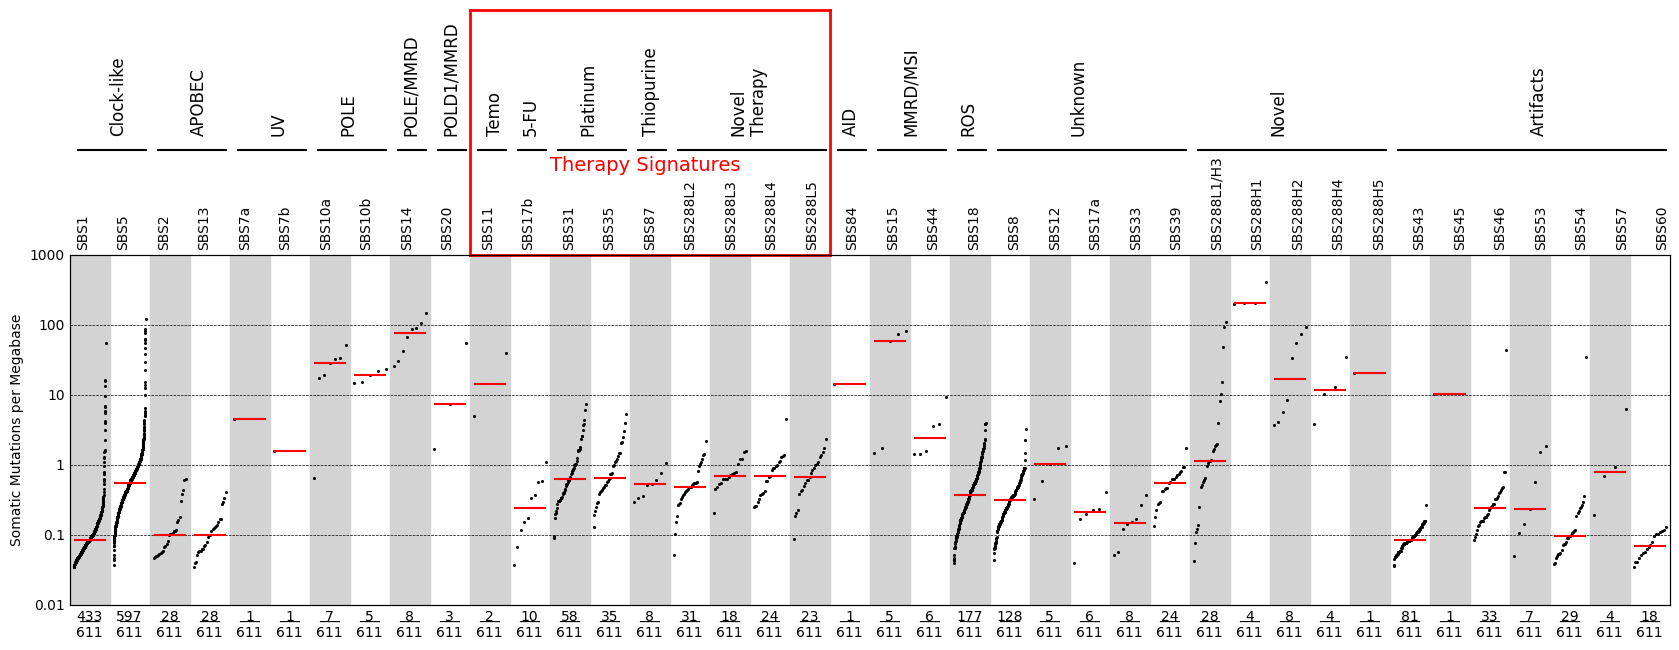
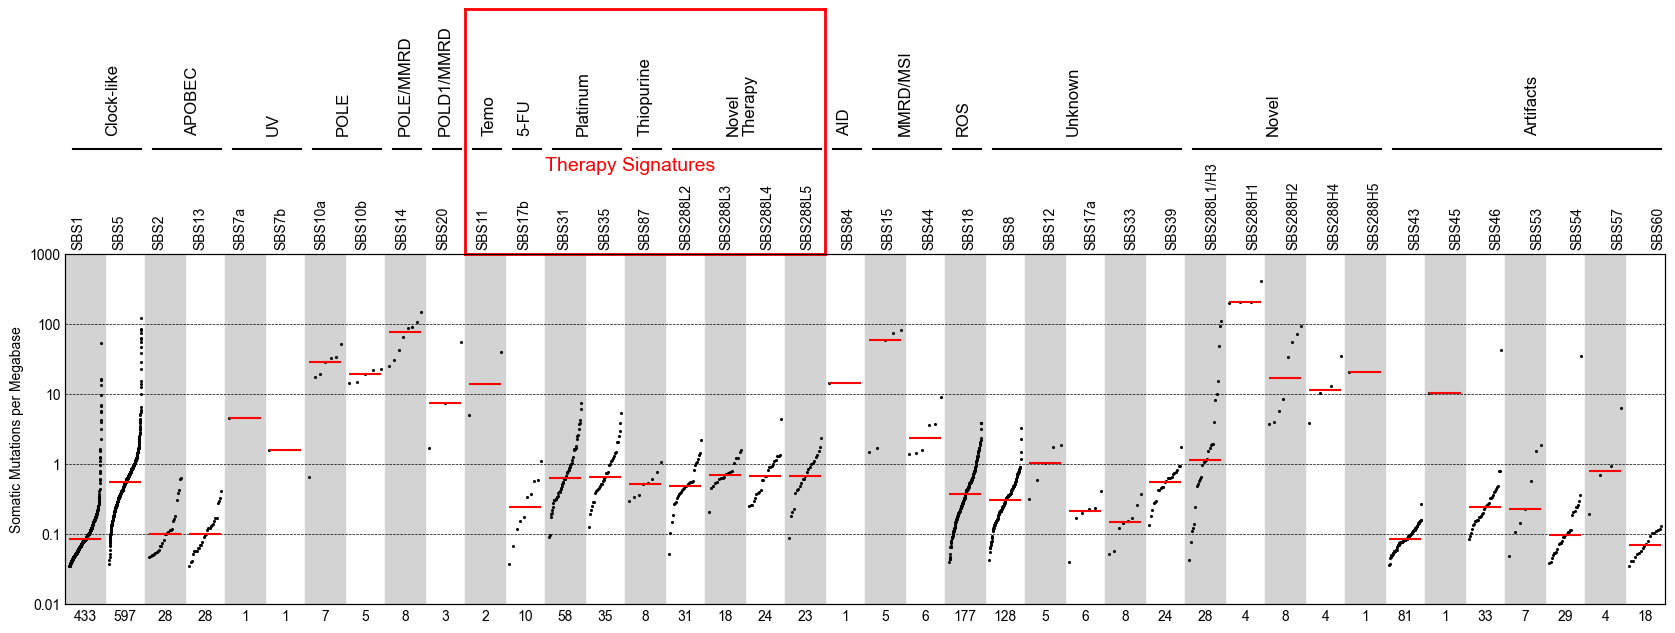
Unified diff of the notebook cell whose output changed from the first chart to the second:
--- before
+++ after
@@ -1,2 +1,3 @@
-plotter.plotTMB_generic_v3(kzm611_sbs[['Signatures', 'Mutations']].copy(), order=sbs_order, scale='genome')
+plotter.plotTMB_SBS_v3(kzm611_sbs[['Signatures', 'Mutations']].copy(), order=sbs_order, scale='genome')
 #plt.savefig(os.path.join(fig_out, 'ExFig_4a_rev.pdf'), bbox_inches="tight")
+plt.savefig(os.path.join(fig_out, "ExFig_4a_f.svg"), format='svg', bbox_inches='tight', transparent=True)

Commit: revision 3